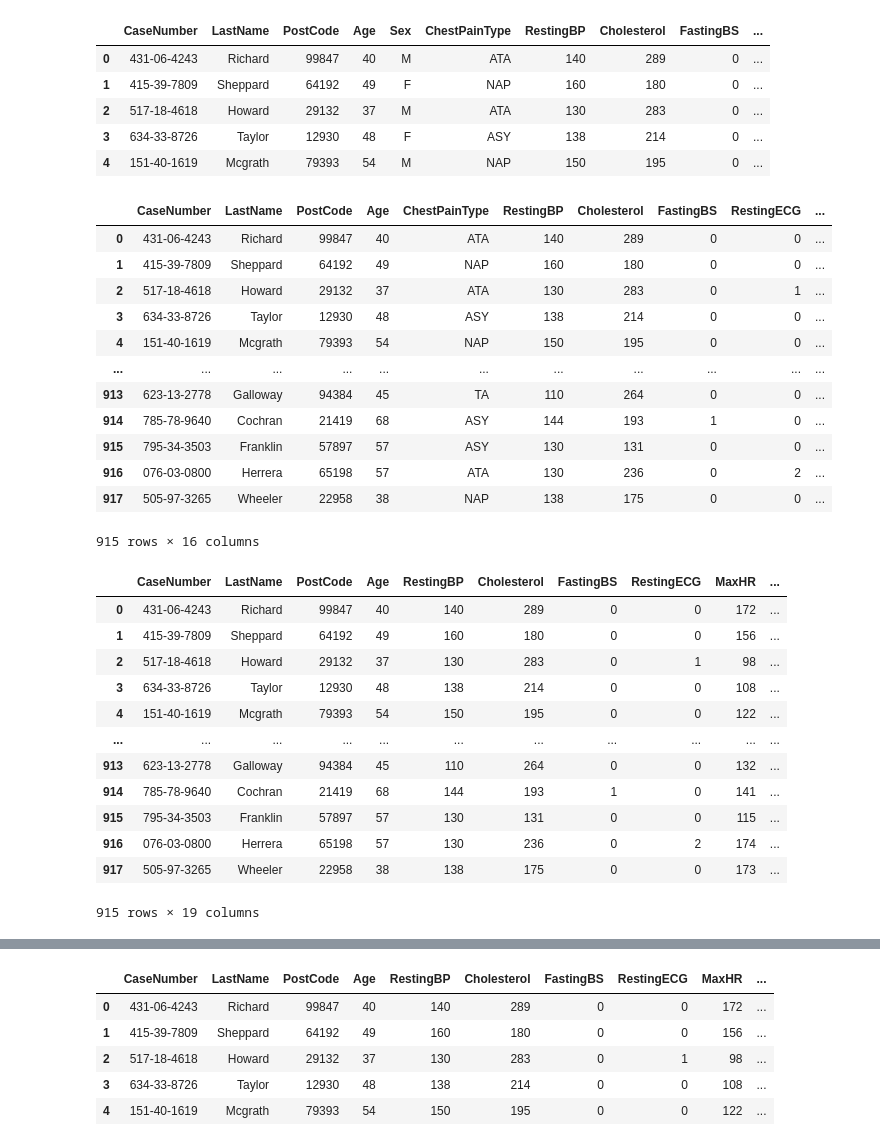
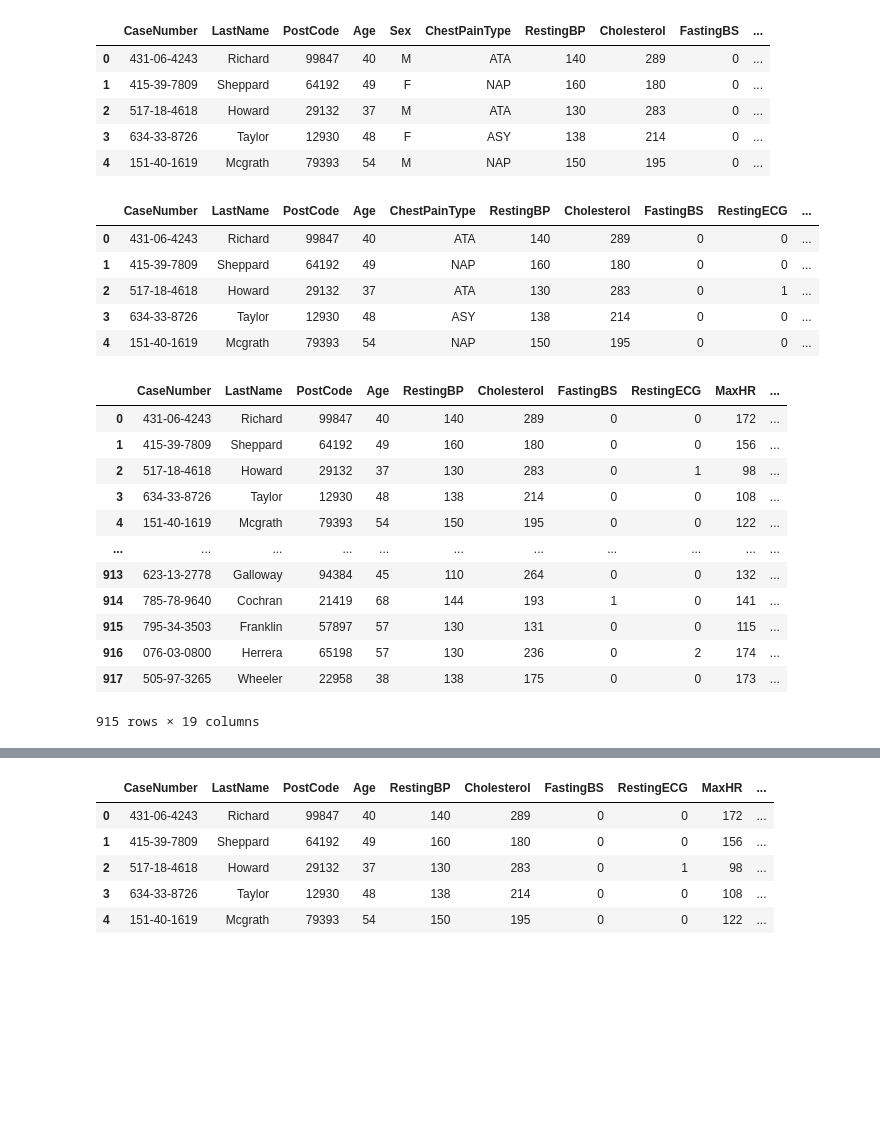
Before and after one commit to johnnybakker/HeartFailureCase, a Jupyter notebook: etl.ipynb, the cells around one changed output, grey strips where cells are left out. Saved outputs shown, nothing was run; the diff lists cells and outputs as text; code cells hidden in the pictures; blank space fills up the shorter version.

Commit message:
Renamed some columns and cleared warning

```diff
--- a/etl.ipynb
+++ b/etl.ipynb
@@ -66,39 +28,50 @@ df.head()
 | 2 | 517-18-4618 | Howard | 29132 | 37 | M | ATA | 130 | 283 | 0 | ... |
 | 3 | 634-33-8726 | Taylor | 12930 | 48 | F | ASY | 138 | 214 | 0 | ... |
 | 4 | 151-40-1619 | Mcgrath | 79393 | 54 | M | NAP | 150 | 195 | 0 | ... |
+# %%
+# Parameters for splitting column into multiple columns
+sep = "_"
+catagory = "Sex"
+catagory_values = df[catagory].unique()
+catagory_map = {
+	"M": "Male",
+	"F": "Female"
+}
+
+# Split values of column RestingECG into seperate columns called RestingECG_$i
+df = pd.get_dummies(df, columns=[catagory], dtype=int, prefix=[catagory], prefix_sep=sep)
+
+# Rename every Sex_$catagory_value column to Sex_$catagory_map[catagory_value]
+for catagory_value in catagory_values:
+	column_name = f"{catagory}{sep}{catagory_value}"
+	if catagory_value in catagory_map:
+		new_column_name = f"{catagory_map[catagory_value]}"
+		df[new_column_name] = df[column_name]
+	df = df.drop(columns=[column_name])
+
+# Display the dataframe
+df.head()
+# %% [output]
+|  | CaseNumber | LastName | PostCode | Age | ChestPainType | RestingBP | Cholesterol | FastingBS | RestingECG | ... |
+| 0 | 431-06-4243 | Richard | 99847 | 40 | ATA | 140 | 289 | 0 | 0 | ... |
+| 1 | 415-39-7809 | Sheppard | 64192 | 49 | NAP | 160 | 180 | 0 | 0 | ... |
+| 2 | 517-18-4618 | Howard | 29132 | 37 | ATA | 130 | 283 | 0 | 1 | ... |
+| 3 | 634-33-8726 | Taylor | 12930 | 48 | ASY | 138 | 214 | 0 | 0 | ... |
+| 4 | 151-40-1619 | Mcgrath | 79393 | 54 | NAP | 150 | 195 | 0 | 0 | ... |
 # %%
-
-df = pd.get_dummies(df, columns=['Sex'], dtype=int, prefix_sep="", prefix=[""])
-df = df.drop(columns=["X"])
+df = pd.get_dummies(df, columns=['ChestPainType'], dtype=int, prefix_sep="_", prefix=["ChestPainType"])
 df
 # %% [output]
-|  | CaseNumber | LastName | PostCode | Age | ChestPainType | RestingBP | Cholesterol | FastingBS | RestingECG | ... |
-| 0 | 431-06-4243 | Richard | 99847 | 40 | ATA | 140 | 289 | 0 | 0 | ... |
-| 1 | 415-39-7809 | Sheppard | 64192 | 49 | NAP | 160 | 180 | 0 | 0 | ... |
-| 2 | 517-18-4618 | Howard | 29132 | 37 | ATA | 130 | 283 | 0 | 1 | ... |
-| 3 | 634-33-8726 | Taylor | 12930 | 48 | ASY | 138 | 214 | 0 | 0 | ... |
-| 4 | 151-40-1619 | Mcgrath | 79393 | 54 | NAP | 150 | 195 | 0 | 0 | ... |
+|  | CaseNumber | LastName | PostCode | Age | RestingBP | Cholesterol | FastingBS | RestingECG | MaxHR | ... |
+| 0 | 431-06-4243 | Richard | 99847 | 40 | 140 | 289 | 0 | 0 | 172 | ... |
+| 1 | 415-39-7809 | Sheppard | 64192 | 49 | 160 | 180 | 0 | 0 | 156 | ... |
+| 2 | 517-18-4618 | Howard | 29132 | 37 | 130 | 283 | 0 | 1 | 98 | ... |
+| 3 | 634-33-8726 | Taylor | 12930 | 48 | 138 | 214 | 0 | 0 | 108 | ... |
+| 4 | 151-40-1619 | Mcgrath | 79393 | 54 | 150 | 195 | 0 | 0 | 122 | ... |
 | ... | ... | ... | ... | ... | ... | ... | ... | ... | ... | ... |
-| 913 | 623-13-2778 | Galloway | 94384 | 45 | TA | 110 | 264 | 0 | 0 | ... |
-| 914 | 785-78-9640 | Cochran | 21419 | 68 | ASY | 144 | 193 | 1 | 0 | ... |
-| 915 | 795-34-3503 | Franklin | 57897 | 57 | ASY | 130 | 131 | 0 | 0 | ... |
-| 916 | 076-03-0800 | Herrera | 65198 | 57 | ATA | 130 | 236 | 0 | 2 | ... |
-| 917 | 505-97-3265 | Wheeler | 22958 | 38 | NAP | 138 | 175 | 0 | 0 | ... |
+| 913 | 623-13-2778 | Galloway | 94384 | 45 | 110 | 264 | 0 | 0 | 132 | ... |
+| 914 | 785-78-9640 | Cochran | 21419 | 68 | 144 | 193 | 1 | 0 | 141 | ... |
+| 915 | 795-34-3503 | Franklin | 57897 | 57 | 130 | 131 | 0 | 0 | 115 | ... |
+| 916 | 076-03-0800 | Herrera | 65198 | 57 | 130 | 236 | 0 | 2 | 174 | ... |
+| 917 | 505-97-3265 | Wheeler | 22958 | 38 | 138 | 175 | 0 | 0 | 173 | ... |
-915 rows × 16 columns
+915 rows × 19 columns
-# %%
-df = pd.get_dummies(df, columns=['ChestPainType'], dtype=int, prefix_sep="", prefix=[""])
-df
-# %% [output]
-|  | CaseNumber | LastName | PostCode | Age | RestingBP | Cholesterol | FastingBS | RestingECG | MaxHR | ... |
-| 0 | 431-06-4243 | Richard | 99847 | 40 | 140 | 289 | 0 | 0 | 172 | ... |
-| 1 | 415-39-7809 | Sheppard | 64192 | 49 | 160 | 180 | 0 | 0 | 156 | ... |
-| 2 | 517-18-4618 | Howard | 29132 | 37 | 130 | 283 | 0 | 1 | 98 | ... |
-| 3 | 634-33-8726 | Taylor | 12930 | 48 | 138 | 214 | 0 | 0 | 108 | ... |
-| 4 | 151-40-1619 | Mcgrath | 79393 | 54 | 150 | 195 | 0 | 0 | 122 | ... |
-| ... | ... | ... | ... | ... | ... | ... | ... | ... | ... | ... |
-| 913 | 623-13-2778 | Galloway | 94384 | 45 | 110 | 264 | 0 | 0 | 132 | ... |
-| 914 | 785-78-9640 | Cochran | 21419 | 68 | 144 | 193 | 1 | 0 | 141 | ... |
-| 915 | 795-34-3503 | Franklin | 57897 | 57 | 130 | 131 | 0 | 0 | 115 | ... |
-| 916 | 076-03-0800 | Herrera | 65198 | 57 | 130 | 236 | 0 | 2 | 174 | ... |
-| 917 | 505-97-3265 | Wheeler | 22958 | 38 | 138 | 175 | 0 | 0 | 173 | ... |
-915 rows × 19 columns
```
Also changed, not shown: parts of 8 cells of this notebook.
